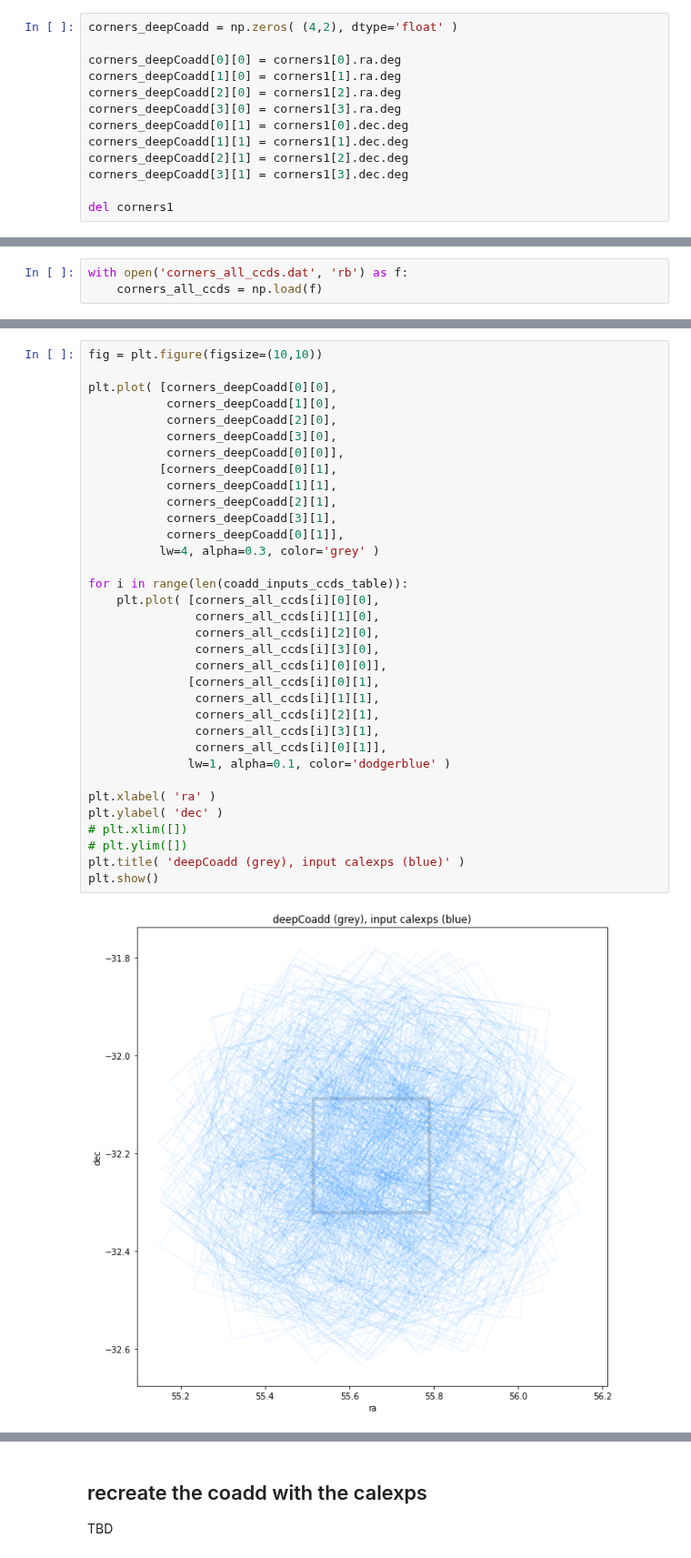
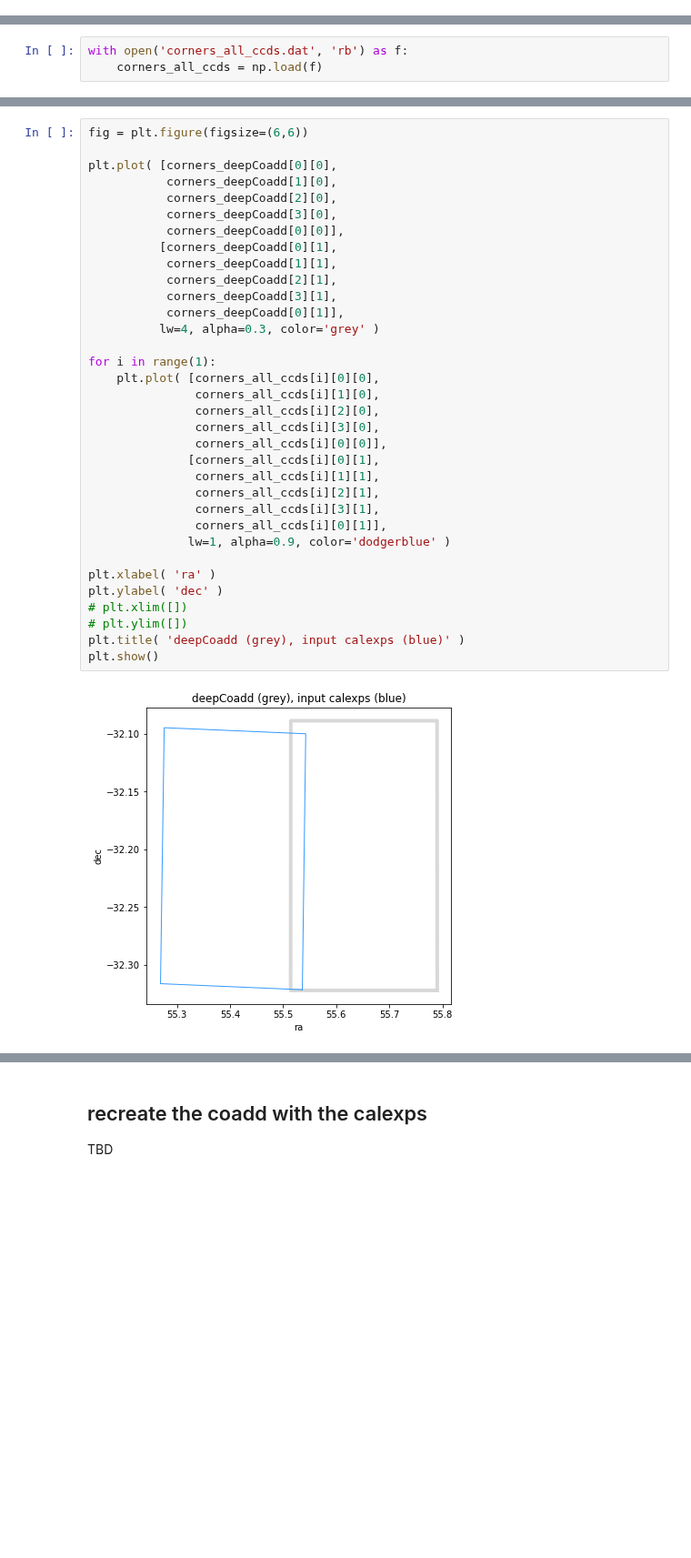
Before and after one commit to rubin-dp0/cst-dev, a Jupyter notebook: MLG_sandbox/explore_coadd_recreation.ipynb, the cells around one changed output, grey strips where cells are left out. Shown at 91% size. Cells and saved outputs as stored; diff of their text form; blank space fills up the shorter version.

```diff
--- a/MLG_sandbox/explore_coadd_recreation.ipynb
+++ b/MLG_sandbox/explore_coadd_recreation.ipynb
@@ -213,13 +223,0 @@ put the deepCoadd corners in an array, for plotting later
-# %%
-corners_deepCoadd = np.zeros( (4,2), dtype='float' )
-
-corners_deepCoadd[0][0] = corners1[0].ra.deg
-corners_deepCoadd[1][0] = corners1[1].ra.deg
-corners_deepCoadd[2][0] = corners1[2].ra.deg
-corners_deepCoadd[3][0] = corners1[3].ra.deg
-corners_deepCoadd[0][1] = corners1[0].dec.deg
-corners_deepCoadd[1][1] = corners1[1].dec.deg
-corners_deepCoadd[2][1] = corners1[2].dec.deg
-corners_deepCoadd[3][1] = corners1[3].dec.deg
-
-del corners1
@@ -273,36 +279,36 @@ plot bounding box for coadd, overplot bounding box for input calexps
 # %%
-fig = plt.figure(figsize=(10,10))
+fig = plt.figure(figsize=(6,6))
 
 plt.plot( [corners_deepCoadd[0][0],
            corners_deepCoadd[1][0],
            corners_deepCoadd[2][0],
            corners_deepCoadd[3][0],
            corners_deepCoadd[0][0]],
           [corners_deepCoadd[0][1],
            corners_deepCoadd[1][1],
            corners_deepCoadd[2][1],
            corners_deepCoadd[3][1],
            corners_deepCoadd[0][1]],
           lw=4, alpha=0.3, color='grey' )
 
-for i in range(len(coadd_inputs_ccds_table)):
+for i in range(1):
     plt.plot( [corners_all_ccds[i][0][0],
                corners_all_ccds[i][1][0],
                corners_all_ccds[i][2][0],
                corners_all_ccds[i][3][0],
                corners_all_ccds[i][0][0]],
               [corners_all_ccds[i][0][1],
                corners_all_ccds[i][1][1],
                corners_all_ccds[i][2][1],
                corners_all_ccds[i][3][1],
                corners_all_ccds[i][0][1]],
-              lw=1, alpha=0.1, color='dodgerblue' )
+              lw=1, alpha=0.9, color='dodgerblue' )
 
 plt.xlabel( 'ra' )
 plt.ylabel( 'dec' )
 # plt.xlim([])
 # plt.ylim([])
 plt.title( 'deepCoadd (grey), input calexps (blue)' )
 plt.show()
 # %% [output]
-[figure, old version]
+[figure, new version]
```
Also changed, not shown: parts of 21 cells of this notebook, 1 other file.
